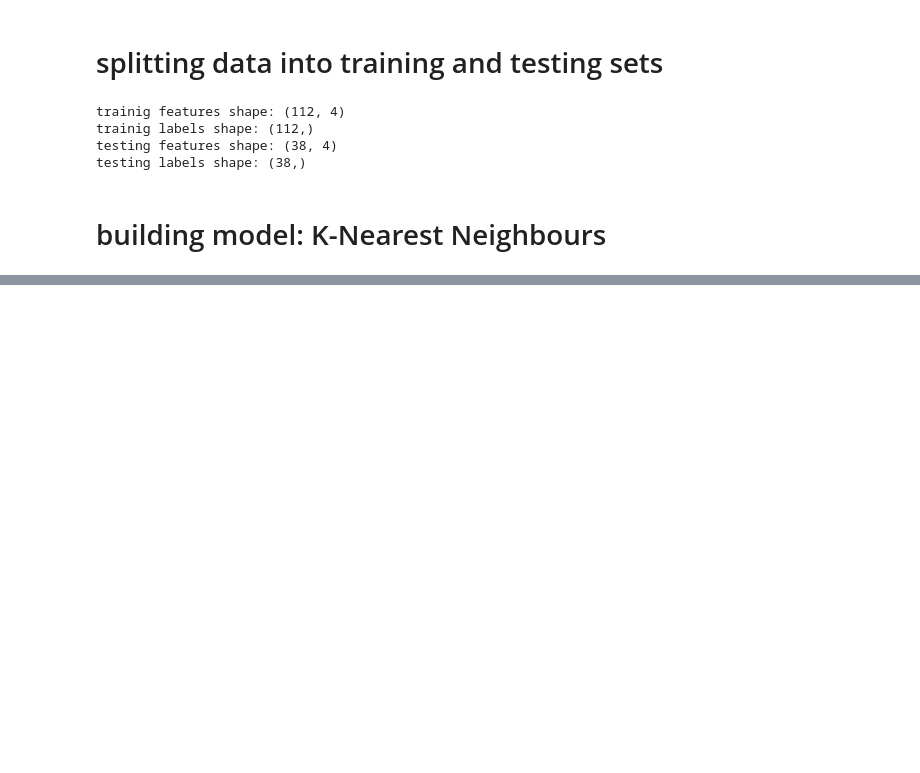
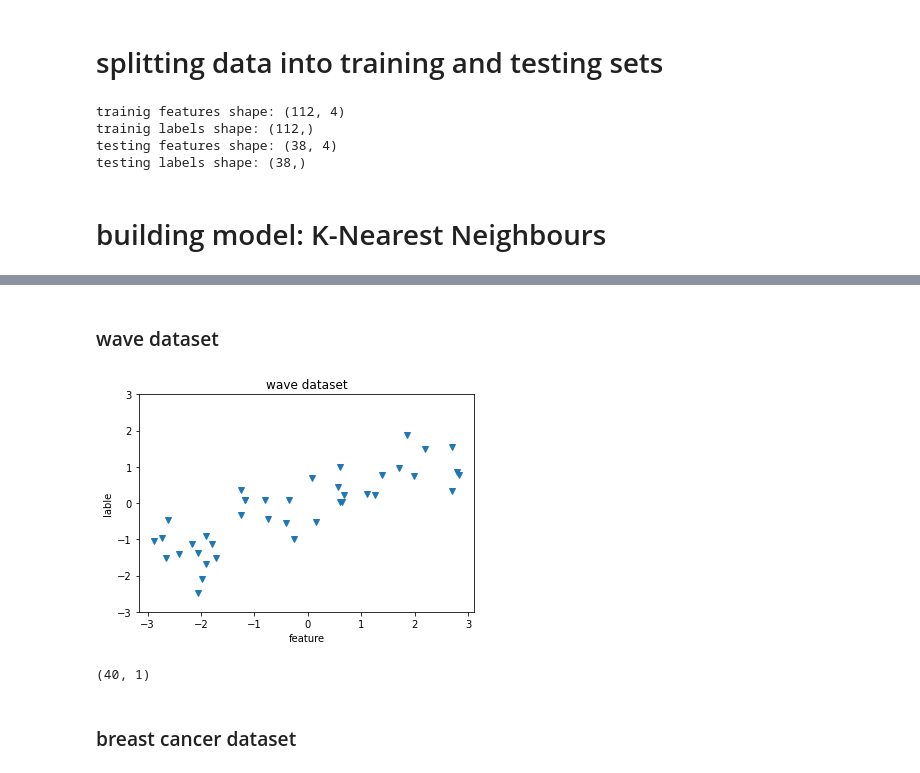
Before and after one commit to MehtabButt/ML-Libraries-practice, a Jupyter notebook: sklearn/Untitled.ipynb, the cells around one changed output, grey strips where cells are left out. Saved outputs shown, nothing was run; the diff lists cells and outputs as text; code cells hidden in the pictures; blank space fills up the shorter version.

```diff
--- a/sklearn/Untitled.ipynb
+++ b/sklearn/Untitled.ipynb
@@ -101,0 +125,16 @@ model accuracy: 0.973684
+# %% [markdown]
+### wave dataset
+# %%
+X, y = mglearn.datasets.make_wave(40)
+plt.plot(X, y, 'v')
+plt.ylim(-3,3)
+plt.xlabel("feature")
+plt.ylabel("lable")
+plt.title("wave dataset")
+plt.show()
+X.shape
+# %% [output]
+[figure, added]
+(40, 1)
+# %% [markdown]
+### breast cancer dataset
```
Also changed, not shown: parts of 28 cells of this notebook.
